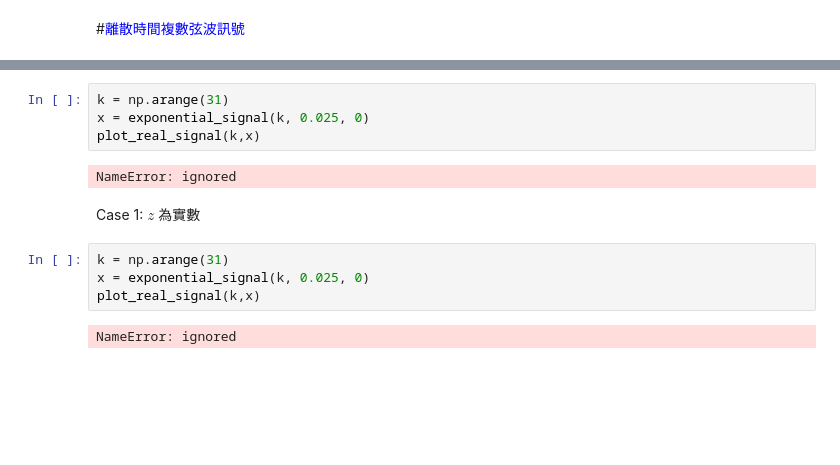
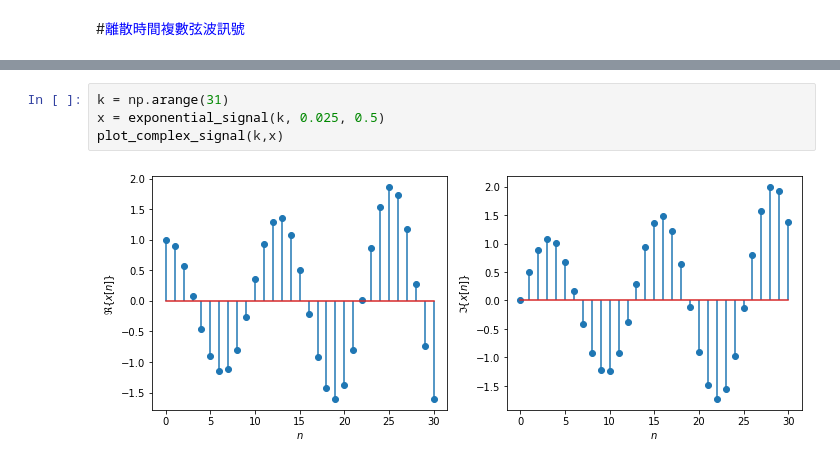
Before and after one commit to luckguy/SS2022, a Jupyter notebook: SS02_d.ipynb, the cells around one changed output, grey strips where cells are left out. Drawn from its saved outputs; the diff is of its cells as text; blank space fills up the shorter version.

```diff
--- a/SS02_d.ipynb
+++ b/SS02_d.ipynb
@@ -86,14 +114,6 @@ def plot_complex_signal(k, x):
 # %%
 k = np.arange(31)
-x = exponential_signal(k, 0.025, 0)
-plot_real_signal(k,x)
+x = exponential_signal(k, 0.025, 0.5)
+plot_complex_signal(k,x)
 # %% [output]
-NameError: ignored
+[figure, added]
-# %% [markdown]
-Case 1: $z$ 為實數
-# %%
-k = np.arange(31)
-x = exponential_signal(k, 0.025, 0)
-plot_real_signal(k,x)
-# %% [output]
-NameError: ignored
```
Also changed, not shown: parts of 8 cells of this notebook.
